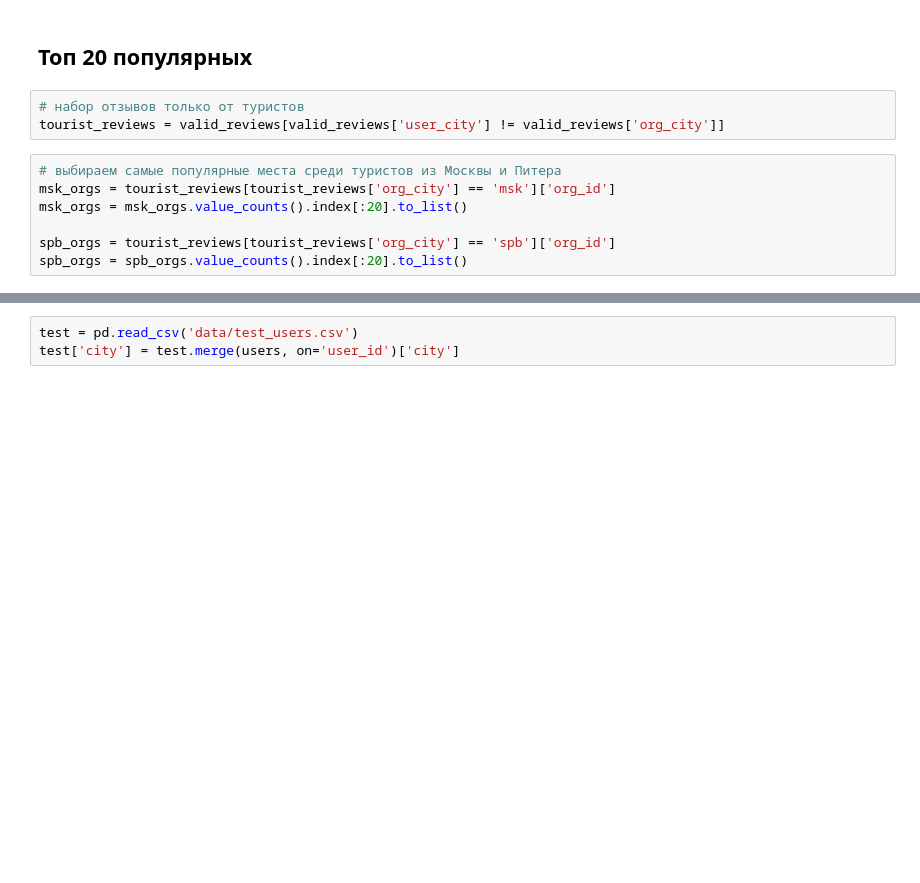
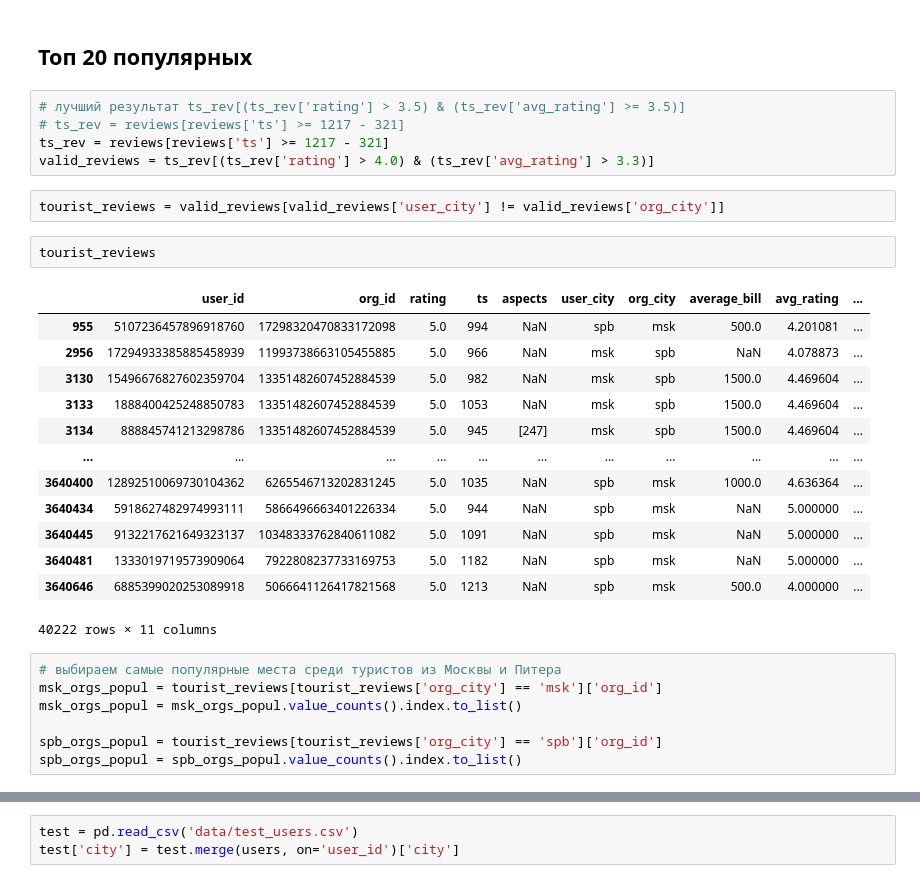
Before and after one commit to MyHorizonn/yacup2021_recsys, a Jupyter notebook: main.ipynb, the cells around one changed output, grey strips where cells are left out. Cells and saved outputs as stored; diff of their text form; blank space fills up the shorter version.

```diff
--- a/main.ipynb
+++ b/main.ipynb
@@ -185,12 +149,32 @@ display(spb_orgs)
 # %% [markdown]
 ## Топ 20 популярных
+# %%
+# лучший результат ts_rev[(ts_rev['rating'] > 3.5) & (ts_rev['avg_rating'] >= 3.5)]
+# ts_rev = reviews[reviews['ts'] >= 1217 - 321]
+ts_rev = reviews[reviews['ts'] >= 1217 - 321]
+valid_reviews = ts_rev[(ts_rev['rating'] > 4.0) & (ts_rev['avg_rating'] > 3.3)]
 # %%
-# набор отзывов только от туристов
 tourist_reviews = valid_reviews[valid_reviews['user_city'] != valid_reviews['org_city']]
+# %%
+tourist_reviews
+# %% [output]
+|  | user_id | org_id | rating | ts | aspects | user_city | org_city | average_bill | avg_rating | ... |
+| 955 | 5107236457896918760 | 17298320470833172098 | 5.0 | 994 | NaN | spb | msk | 500.0 | 4.201081 | ... |
+| 2956 | 17294933385885458939 | 11993738663105455885 | 5.0 | 966 | NaN | msk | spb | NaN | 4.078873 | ... |
+| 3130 | 15496676827602359704 | 13351482607452884539 | 5.0 | 982 | NaN | msk | spb | 1500.0 | 4.469604 | ... |
+| 3133 | 1888400425248850783 | 13351482607452884539 | 5.0 | 1053 | NaN | msk | spb | 1500.0 | 4.469604 | ... |
+| 3134 | 888845741213298786 | 13351482607452884539 | 5.0 | 945 | [247] | msk | spb | 1500.0 | 4.469604 | ... |
+| ... | ... | ... | ... | ... | ... | ... | ... | ... | ... | ... |
+| 3640400 | 12892510069730104362 | 6265546713202831245 | 5.0 | 1035 | NaN | spb | msk | 1000.0 | 4.636364 | ... |
+| 3640434 | 5918627482974993111 | 5866496663401226334 | 5.0 | 944 | NaN | spb | msk | NaN | 5.000000 | ... |
+| 3640445 | 9132217621649323137 | 10348333762840611082 | 5.0 | 1091 | NaN | spb | msk | NaN | 5.000000 | ... |
+| 3640481 | 1333019719573909064 | 7922808237733169753 | 5.0 | 1182 | NaN | spb | msk | NaN | 5.000000 | ... |
+| 3640646 | 6885399020253089918 | 5066641126417821568 | 5.0 | 1213 | NaN | spb | msk | 500.0 | 4.000000 | ... |
+40222 rows × 11 columns
 # %%
 # выбираем самые популярные места среди туристов из Москвы и Питера
-msk_orgs = tourist_reviews[tourist_reviews['org_city'] == 'msk']['org_id']
-msk_orgs = msk_orgs.value_counts().index[:20].to_list()
+msk_orgs_popul = tourist_reviews[tourist_reviews['org_city'] == 'msk']['org_id']
+msk_orgs_popul = msk_orgs_popul.value_counts().index.to_list()
 
-spb_orgs = tourist_reviews[tourist_reviews['org_city'] == 'spb']['org_id']
-spb_orgs = spb_orgs.value_counts().index[:20].to_list()
+spb_orgs_popul = tourist_reviews[tourist_reviews['org_city'] == 'spb']['org_id']
+spb_orgs_popul = spb_orgs_popul.value_counts().index.to_list()
```
Also changed, not shown: parts of 95 cells of this notebook, 3 other files.
